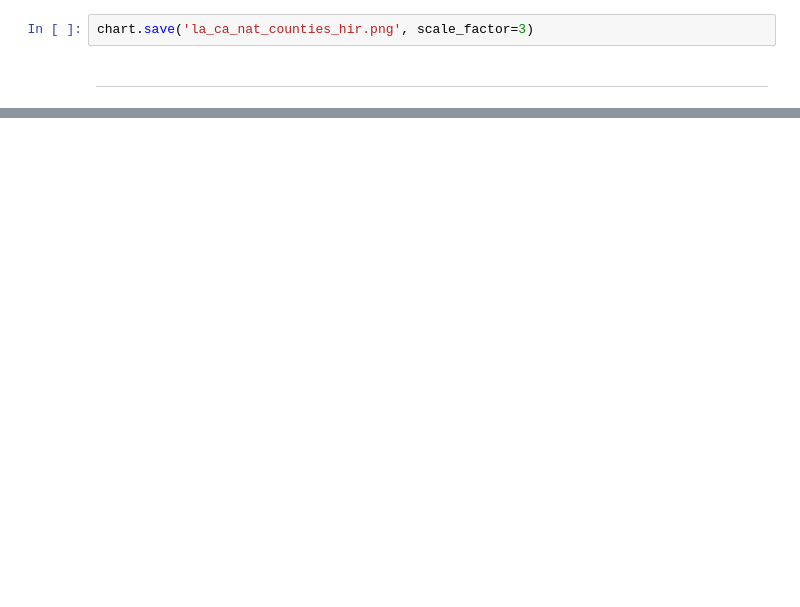
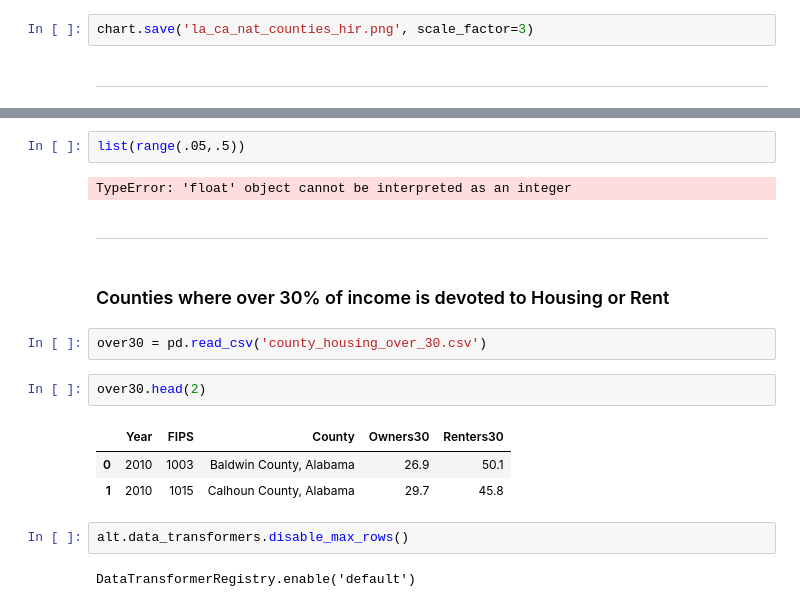
Before and after one commit to hassenmorad/Home-to-Income-Ratio, a Jupyter notebook: Notebooks/HIR Charts.ipynb, the cells around one changed output, grey strips where cells are left out. Drawn from its saved outputs; the diff is of its cells as text; blank space fills up the shorter version.

```diff
--- a/Notebooks/HIR Charts.ipynb
+++ b/Notebooks/HIR Charts.ipynb
@@ -411,0 +462,20 @@ chart.save('la_ca_nat_counties_hir.png', scale_factor=3)
+# %%
+list(range(.05,.5))
+# %% [output]
+TypeError: 'float' object cannot be interpreted as an integer
+# %% [markdown]
+---
+# %% [markdown]
+### Counties where over 30% of income is devoted to Housing or Rent
+# %%
+over30 = pd.read_csv('county_housing_over_30.csv')
+# %%
+over30.head(2)
+# %% [output]
+|  | Year | FIPS | County | Owners30 | Renters30 |
+| 0 | 2010 | 1003 | Baldwin County, Alabama | 26.9 | 50.1 |
+| 1 | 2010 | 1015 | Calhoun County, Alabama | 29.7 | 45.8 |
+# %%
+alt.data_transformers.disable_max_rows()
+# %% [output]
+DataTransformerRegistry.enable('default')
```
Also changed, not shown: parts of 28 cells of this notebook.
